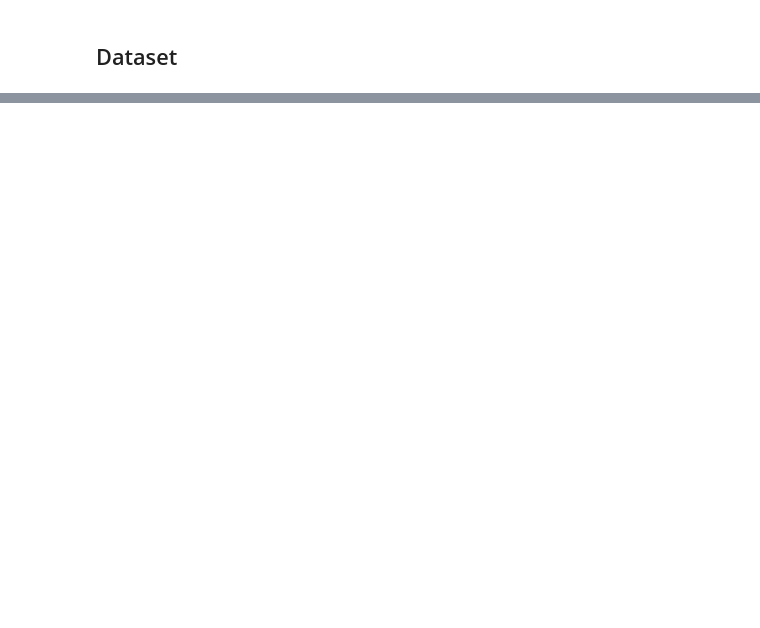
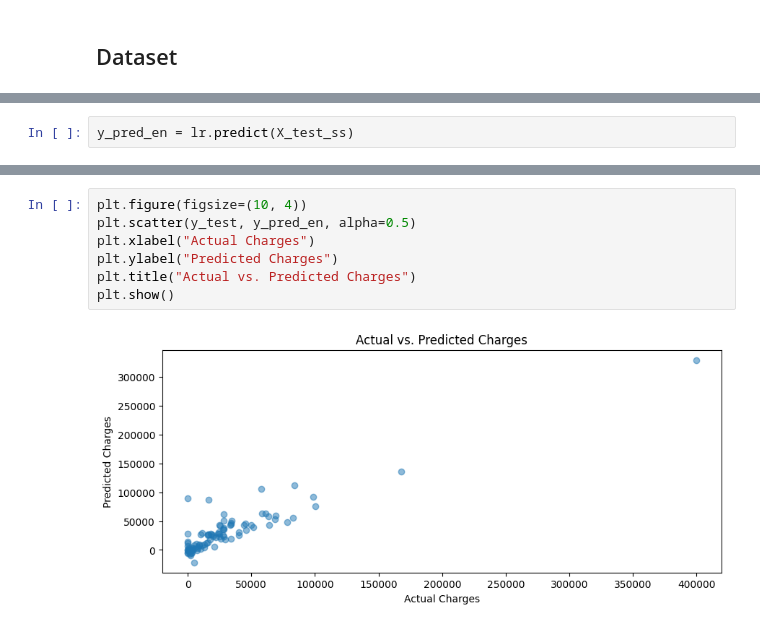
Before and after one commit to pedrofonsecapadilha/BeTechByBraskem, a Jupyter notebook: 06-MachineLearningI/ProjetoFinal.ipynb, the cells around one changed output, grey strips where cells are left out. Saved outputs shown, nothing was run; the diff lists cells and outputs as text; blank space fills up the shorter version.

```diff
--- a/06-MachineLearningI/ProjetoFinal.ipynb
+++ b/06-MachineLearningI/ProjetoFinal.ipynb
@@ -129,0 +366,2 @@ Output hidden; open in https://colab.research.google.com to view.
+# %%
+y_pred_en = lr.predict(X_test_ss)
@@ -129,0 +380,9 @@ Output hidden; open in https://colab.research.google.com to view.
+# %%
+plt.figure(figsize=(10, 4))
+plt.scatter(y_test, y_pred_en, alpha=0.5)
+plt.xlabel("Actual Charges")
+plt.ylabel("Predicted Charges")
+plt.title("Actual vs. Predicted Charges")
+plt.show()
+# %% [output]
+[figure, added]
```
Also changed, not shown: parts of 82 cells of this notebook.
